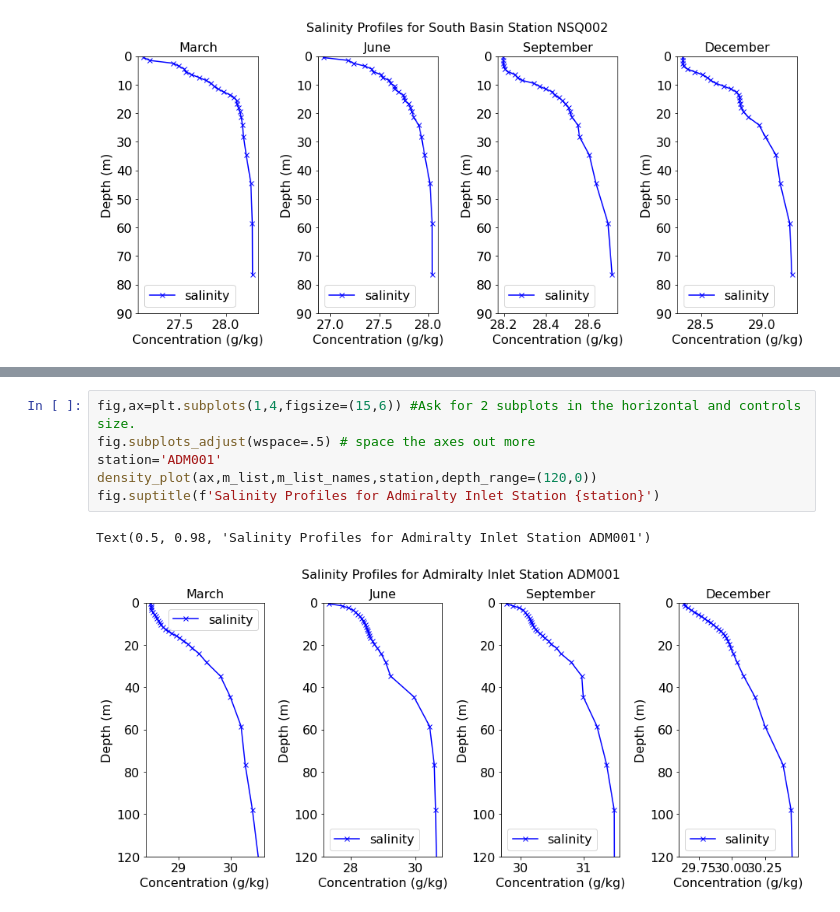
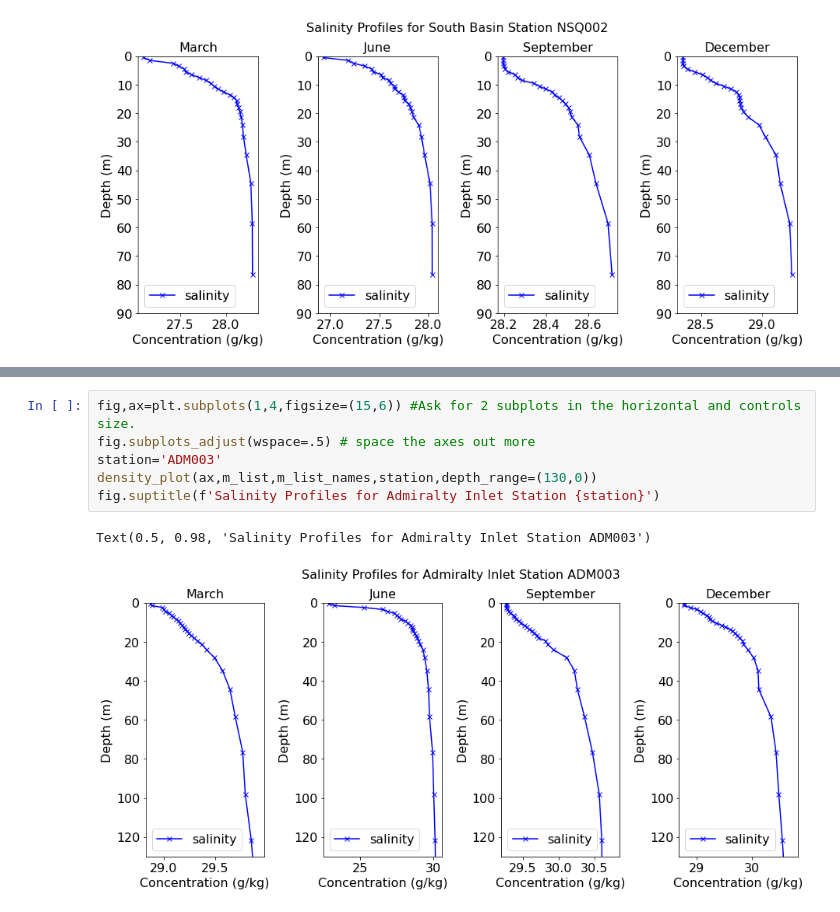
Before and after one commit to SalishSeaCast/analysis-keegan, a Jupyter notebook: notebooks/Density Profiles/Density_Profiles.ipynb, the cells around one changed output, grey strips where cells are left out. Drawn from its saved outputs; the diff is of its cells as text.

```diff
--- a/notebooks/Density Profiles/Density_Profiles.ipynb
+++ b/notebooks/Density Profiles/Density_Profiles.ipynb
@@ -133,9 +143,9 @@ Text(0.5, 0.98, 'Salinity Profiles for South Basin Station NSQ002')
 # %%
 fig,ax=plt.subplots(1,4,figsize=(15,6)) #Ask for 2 subplots in the horizontal and controls size.
 fig.subplots_adjust(wspace=.5) # space the axes out more
-station='ADM001'
-density_plot(ax,m_list,m_list_names,station,depth_range=(120,0))
+station='ADM003'
+density_plot(ax,m_list,m_list_names,station,depth_range=(130,0))
 fig.suptitle(f'Salinity Profiles for Admiralty Inlet Station {station}')
 # %% [output]
-Text(0.5, 0.98, 'Salinity Profiles for Admiralty Inlet Station ADM001')
+Text(0.5, 0.98, 'Salinity Profiles for Admiralty Inlet Station ADM003')
-[figure, old version]
+[figure, new version]
```
Also changed, not shown: parts of 5 cells of this notebook, 28 other files.
